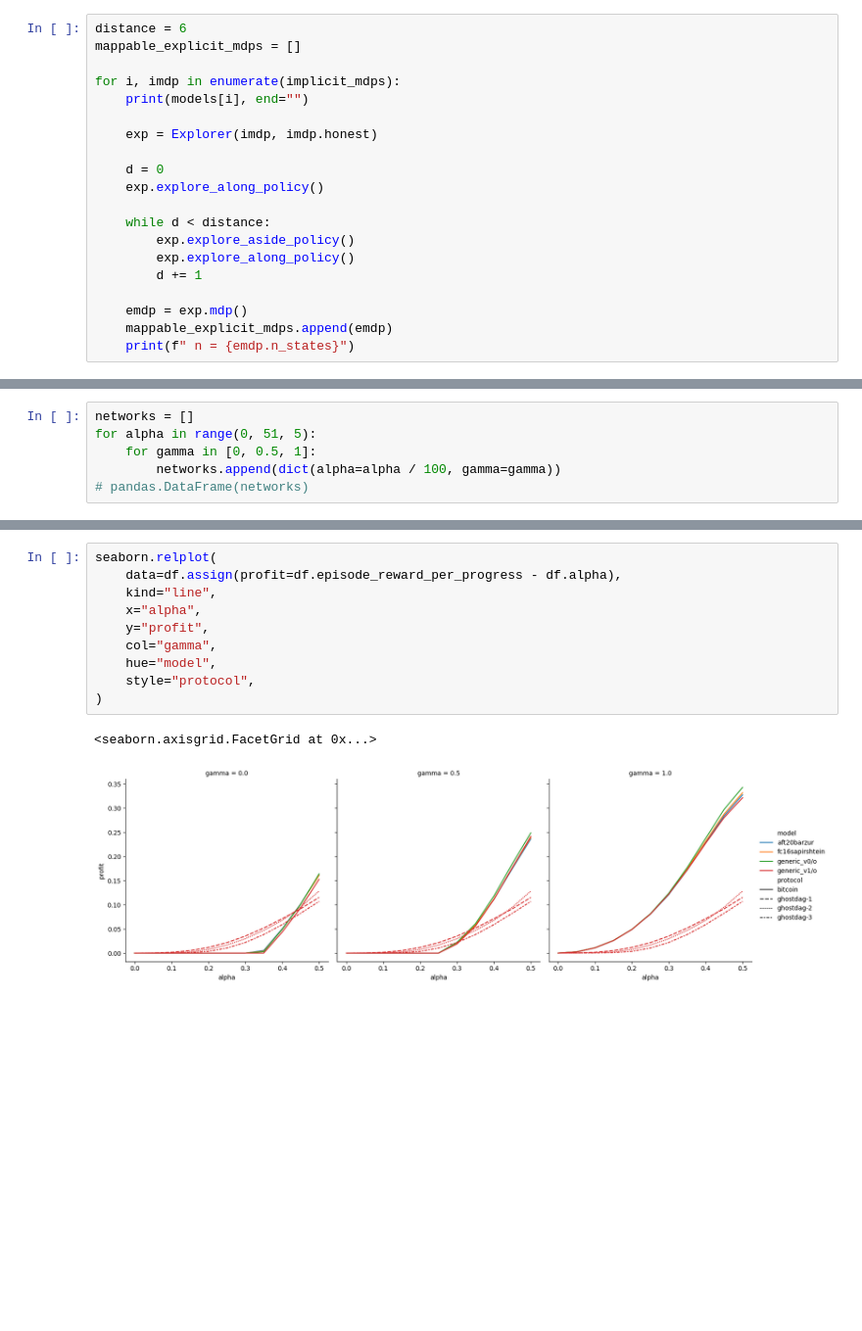
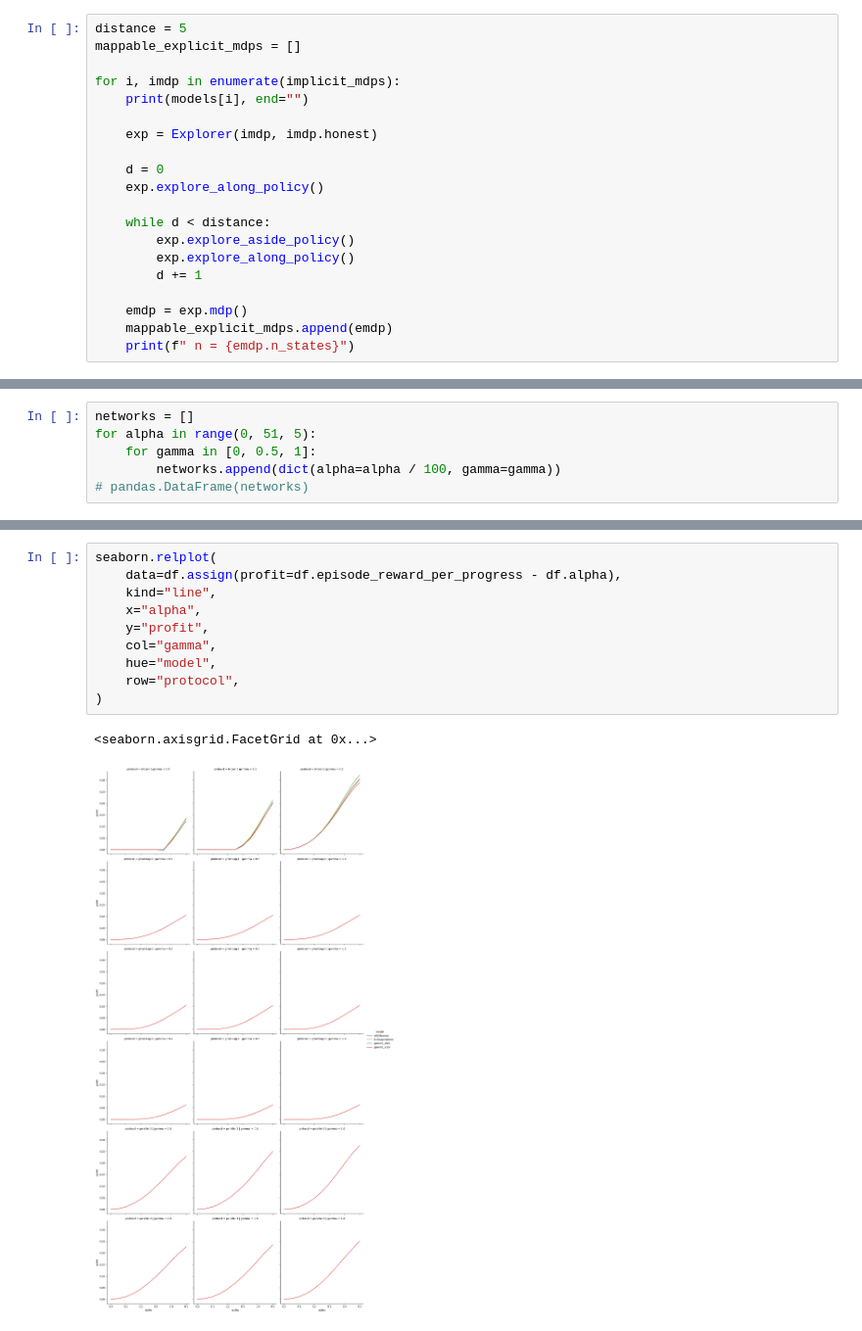
Before and after one commit to pkel/cpr, a Jupyter notebook: mdp/3-generic-v1-mdp-solving.ipynb, the cells around one changed output, grey strips where cells are left out. Shown at 98% size. Cells and saved outputs as stored; diff of their text form; blank space fills up the shorter version.

Commit message:
generic_v1. parallel voting protocol

```diff
--- a/mdp/3-generic-v1-mdp-solving.ipynb
+++ b/mdp/3-generic-v1-mdp-solving.ipynb
@@ -109,5 +138,5 @@ pandas.DataFrame(models)
 # %%
-distance = 6
+distance = 5
 mappable_explicit_mdps = []
 
 for i, imdp in enumerate(implicit_mdps):
@@ -232,13 +263,13 @@ seaborn.relplot(
 # %%
 seaborn.relplot(
     data=df.assign(profit=df.episode_reward_per_progress - df.alpha),
     kind="line",
     x="alpha",
     y="profit",
     col="gamma",
     hue="model",
-    style="protocol",
+    row="protocol",
 )
 # %% [output]
 <seaborn.axisgrid.FacetGrid at 0x...>
-[figure, old version]
+[figure, new version]
```
Also changed, not shown: parts of 6 cells of this notebook, 15 other files.
